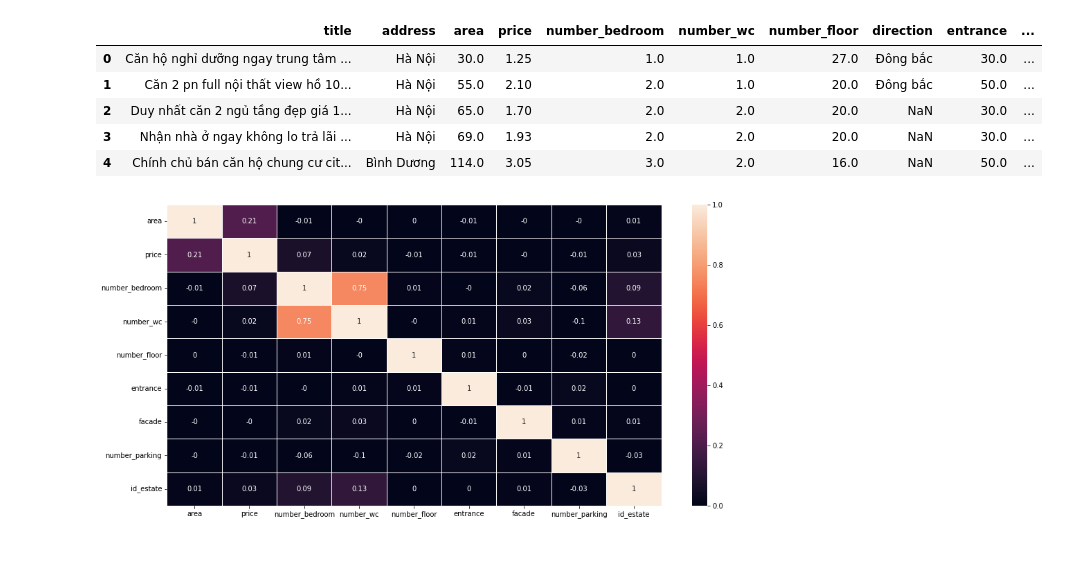
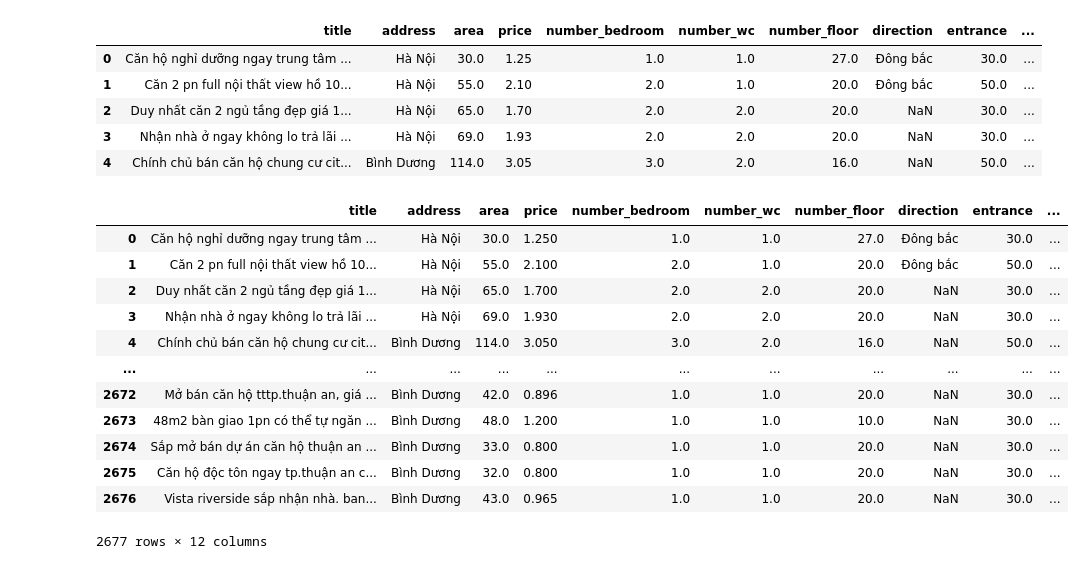
Before and after one commit to lythanhhai/Crawl_Real_Estate, a Jupyter notebook: EDA.ipynb, the cells around one changed output. Drawn from its saved outputs; the diff is of its cells as text; code cells hidden in the pictures.

```diff
--- a/EDA.ipynb
+++ b/EDA.ipynb
@@ -130,7 +128,8 @@ sns.scatterplot(data=data, x="price", y="id_estate", ax= axes[2, 1])
 <AxesSubplot:xlabel='price', ylabel='id_estate'>
 [figure]
 # %%
-data["address"] = address_stat = data["address"].apply(lambda x: x.split(",")[len(x.split(",")) - 1])
+# data["address"] = address_stat = data["address"].apply(lambda x: x.split(",")[len(x.split(",")) - 1])
+data["address"] = data["address"].apply(lambda x: x.split(",")[len(x.split(",")) - 1])
 
 address_stats = data.groupby('address')["address"].agg('count').sort_values(ascending= False)
 address_stats
@@ -185,13 +184,34 @@ data1.head()
 | 2 | Duy nhất căn 2 ngủ tầng đẹp giá 1... | Hà Nội | 65.0 | 1.70 | 2.0 | 2.0 | 20.0 | NaN | 30.0 | ... |
 | 3 | Nhận nhà ở ngay không lo trả lãi ... | Hà Nội | 69.0 | 1.93 | 2.0 | 2.0 | 20.0 | NaN | 30.0 | ... |
 | 4 | Chính chủ bán căn hộ chung cư cit... | Bình Dương | 114.0 | 3.05 | 3.0 | 2.0 | 16.0 | NaN | 50.0 | ... |
+# %%
+from sklearn.preprocessing import LabelEncoder
+
+gle = LabelEncoder()
+genre_labels = gle.fit_transform(data1['address'])
+genre_mappings = {index: label for index, label in
+                  enumerate(gle.classes_)}
+# genre_mappings
+data1
+# %% [output]
+|  | title | address | area | price | number_bedroom | number_wc | number_floor | direction | entrance | ... |
+| 0 | Căn hộ nghỉ dưỡng ngay trung tâm ... | Hà Nội | 30.0 | 1.250 | 1.0 | 1.0 | 27.0 | Đông bắc | 30.0 | ... |
+| 1 | Căn 2 pn full nội thất view hồ 10... | Hà Nội | 55.0 | 2.100 | 2.0 | 1.0 | 20.0 | Đông bắc | 50.0 | ... |
+| 2 | Duy nhất căn 2 ngủ tầng đẹp giá 1... | Hà Nội | 65.0 | 1.700 | 2.0 | 2.0 | 20.0 | NaN | 30.0 | ... |
+| 3 | Nhận nhà ở ngay không lo trả lãi ... | Hà Nội | 69.0 | 1.930 | 2.0 | 2.0 | 20.0 | NaN | 30.0 | ... |
+| 4 | Chính chủ bán căn hộ chung cư cit... | Bình Dương | 114.0 | 3.050 | 3.0 | 2.0 | 16.0 | NaN | 50.0 | ... |
+| ... | ... | ... | ... | ... | ... | ... | ... | ... | ... | ... |
+| 2672 | Mở bán căn hộ tttp.thuận an, giá ... | Bình Dương | 42.0 | 0.896 | 1.0 | 1.0 | 20.0 | NaN | 30.0 | ... |
+| 2673 | 48m2 bàn giao 1pn có thể tự ngăn ... | Bình Dương | 48.0 | 1.200 | 1.0 | 1.0 | 10.0 | NaN | 30.0 | ... |
+| 2674 | Sắp mở bán dự án căn hộ thuận an ... | Bình Dương | 33.0 | 0.800 | 1.0 | 1.0 | 20.0 | NaN | 30.0 | ... |
+| 2675 | Căn hộ độc tôn ngay tp.thuận an c... | Bình Dương | 32.0 | 0.800 | 1.0 | 1.0 | 20.0 | NaN | 30.0 | ... |
+| 2676 | Vista riverside sắp nhận nhà. ban... | Bình Dương | 43.0 | 0.965 | 1.0 | 1.0 | 20.0 | NaN | 30.0 | ... |
+2677 rows × 12 columns
 # %%
-corr = data1.corr().round(2)
-mask = np.zeros_like(corr)
-plt.subplots(figsize=(16, 8))
-ax = sns.heatmap(corr, vmin=0, vmax=1, annot=True, linewidths=.5)
+# corr = data1.corr().round(2)
+# mask = np.zeros_like(corr)
+# plt.subplots(figsize=(16, 8))
+# ax = sns.heatmap(corr, vmin=0, vmax=1, annot=True, linewidths=.5)
-# %% [output]
-[figure, removed]
 # %%
 # fig, axes = plt.subplots(3, 3, figsize=(20, 12))
 
```
Also changed, not shown: parts of 2 cells of this notebook, 1 other file.
